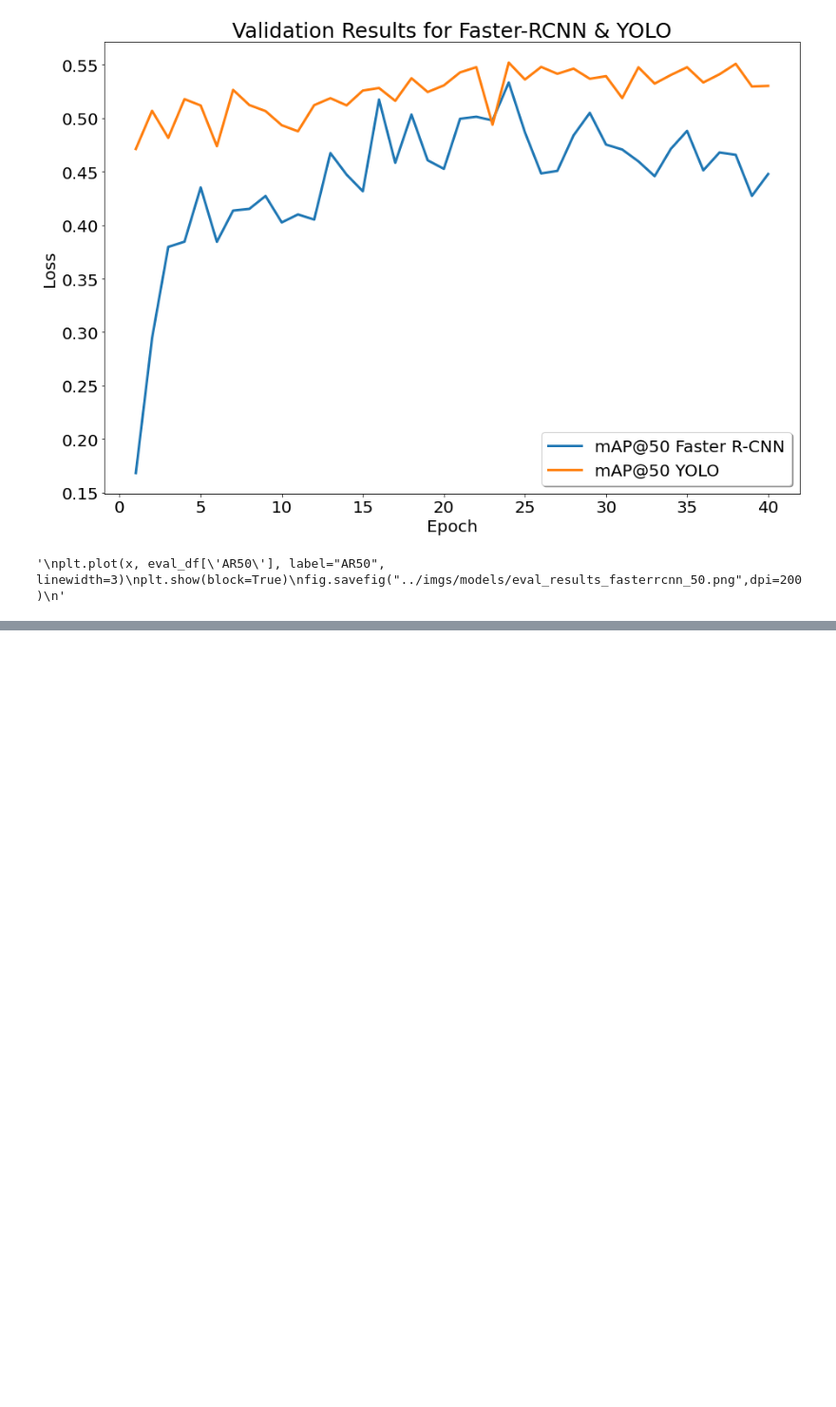
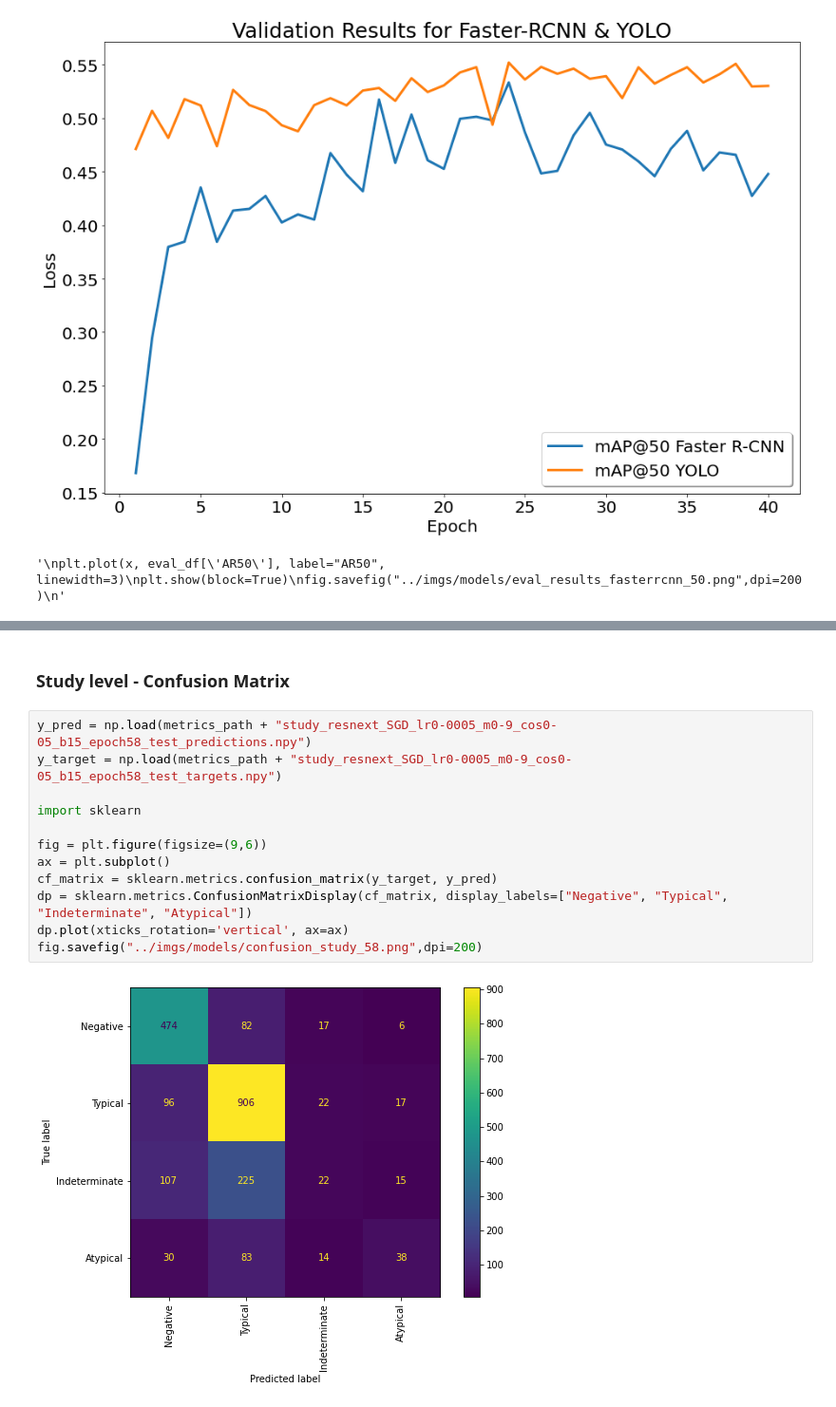
Before and after one commit to JulianSe26/aml-project, a Jupyter notebook: src/model-evaluations.ipynb, the cells around one changed output, grey strips where cells are left out. Shown at 95% size. Drawn from its saved outputs; the diff is of its cells as text; blank space fills up the shorter version.

```diff
--- a/src/model-evaluations.ipynb
+++ b/src/model-evaluations.ipynb
@@ -122,0 +175,16 @@ fig.savefig("../imgs/models/eval_results_fasterrcnn_50.png",dpi=200)
+# %% [markdown]
+### Study level - Confusion Matrix
+# %%
+y_pred = np.load(metrics_path + "study_resnext_SGD_lr0-0005_m0-9_cos0-05_b15_epoch58_test_predictions.npy")
+y_target = np.load(metrics_path + "study_resnext_SGD_lr0-0005_m0-9_cos0-05_b15_epoch58_test_targets.npy")
+
+import sklearn
+
+fig = plt.figure(figsize=(9,6))
+ax = plt.subplot()
+cf_matrix = sklearn.metrics.confusion_matrix(y_target, y_pred)
+dp = sklearn.metrics.ConfusionMatrixDisplay(cf_matrix, display_labels=["Negative", "Typical", "Indeterminate", "Atypical"])
+dp.plot(xticks_rotation='vertical', ax=ax)
+fig.savefig("../imgs/models/confusion_study_58.png",dpi=200)
+# %% [output]
+[figure, added]
```
Also changed, not shown: parts of 8 cells of this notebook, 15 other files.
